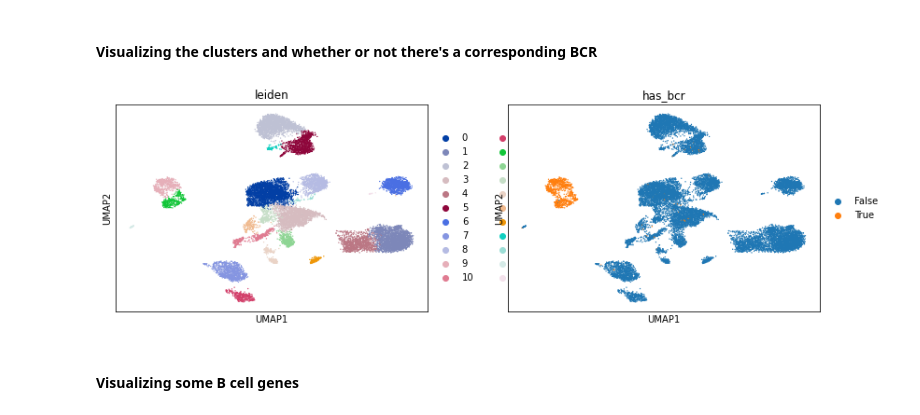
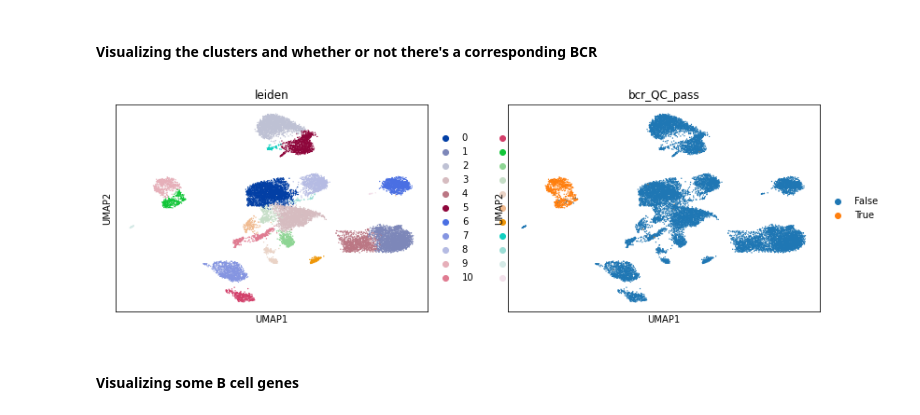
Before and after one commit to zktuong/dandelion, a Jupyter notebook: notebooks/2_dandelion_filtering-10x data.ipynb, the cells around one changed output. Saved outputs shown, nothing was run; the diff lists cells and outputs as text; code cells hidden in the pictures.

```diff
--- a/notebooks/2_dandelion_filtering-10x data.ipynb
+++ b/notebooks/2_dandelion_filtering-10x data.ipynb
@@ -245,9 +261,9 @@ sc.tl.leiden(adata)
 # %% [markdown]
 #### Visualizing the clusters and whether or not there's a corresponding BCR
 # %%
-sc.pl.umap(adata, color=['leiden', 'has_bcr'])
+sc.pl.umap(adata, color=['leiden', 'bcr_QC_pass'])
 # %% [output]
-[figure, old version]
+[figure, new version]
 # %% [markdown]
 #### Visualizing some B cell genes
 # %%
```
Also changed, not shown: parts of 4 cells of this notebook.
